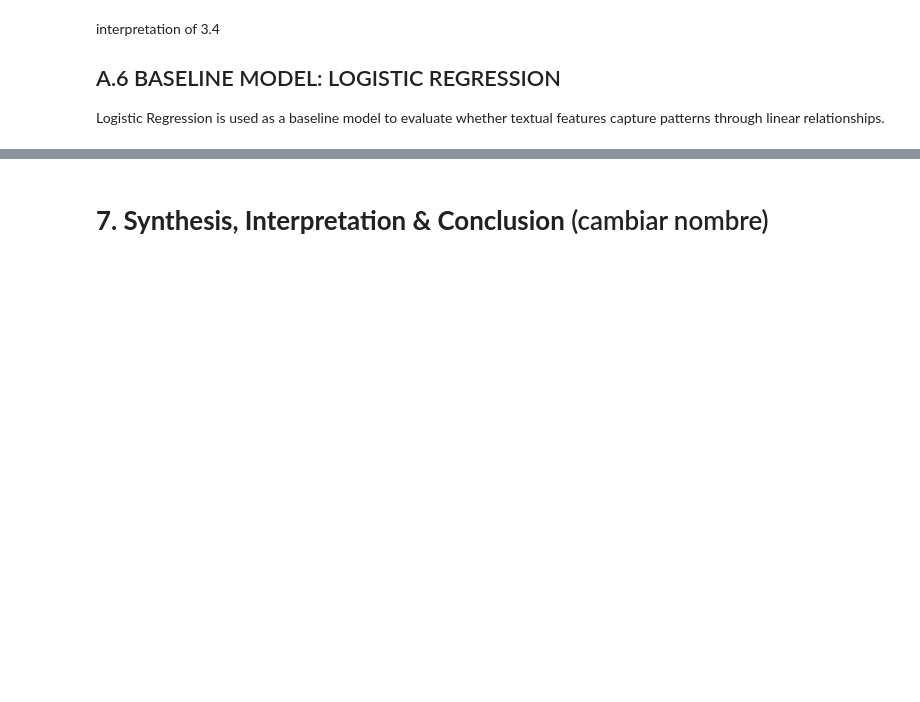
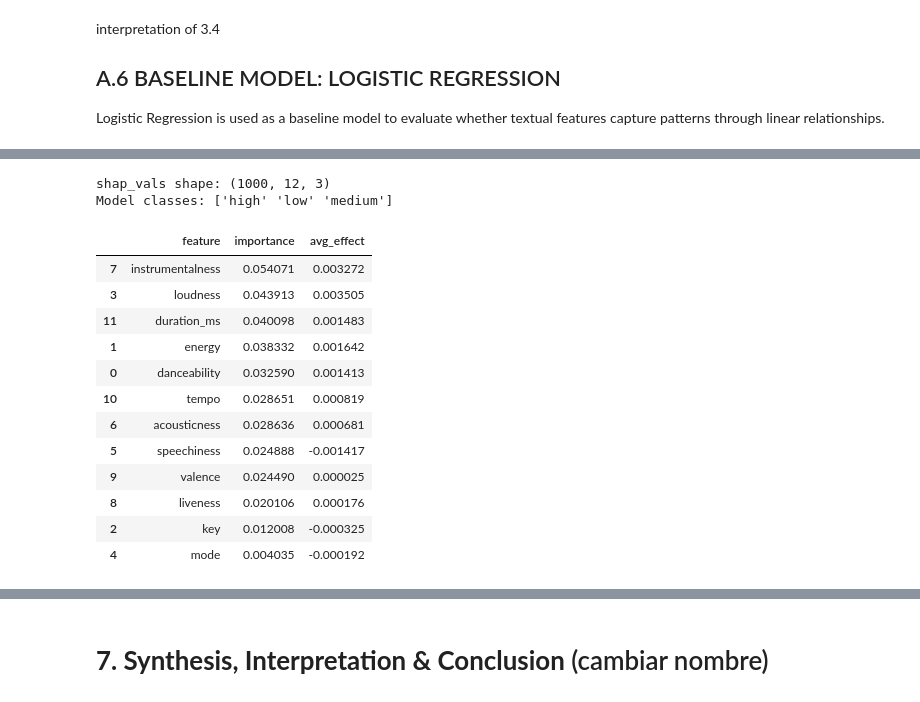
Before and after one commit to zoemekin/AI-ML, a Jupyter notebook: FINAL_VER.ipynb, the cells around one changed output, grey strips where cells are left out. Cells and saved outputs as stored; diff of their text form; code cells hidden in the pictures; blank space fills up the shorter version.

```diff
--- a/FINAL_VER.ipynb
+++ b/FINAL_VER.ipynb
@@ -630,0 +1148,45 @@ Compare different feature representations
+# %%
+import numpy as np
+import pandas as pd
+
+# SHAP values shape is: (samples, features, classes)
+print("shap_vals shape:", shap_vals.shape)
+print("Model classes:", best_audio_model.classes_)
+
+# Pick the class you want to explain: "high"
+class_idx = list(best_audio_model.classes_).index("high")
+
+# Select only that class -> shape becomes (samples, features)
+shap_high = shap_vals[:, :, class_idx]
+
+# Mean absolute importance per feature
+mean_abs_shap = np.abs(shap_high).mean(axis=0)
+
+# Mean signed effect per feature
+mean_shap = shap_high.mean(axis=0)
+
+# Build dataframe
+shap_df = pd.DataFrame({
+    "feature": audio_features,
+    "importance": mean_abs_shap,
+    "avg_effect": mean_shap
+})
+
+shap_df = shap_df.sort_values(by="importance", ascending=False)
+display(shap_df)
+# %% [output]
+shap_vals shape: (1000, 12, 3)
+Model classes: ['high' 'low' 'medium']
+|  | feature | importance | avg_effect |
+| 7 | instrumentalness | 0.054071 | 0.003272 |
+| 3 | loudness | 0.043913 | 0.003505 |
+| 11 | duration_ms | 0.040098 | 0.001483 |
+| 1 | energy | 0.038332 | 0.001642 |
+| 0 | danceability | 0.032590 | 0.001413 |
+| 10 | tempo | 0.028651 | 0.000819 |
+| 6 | acousticness | 0.028636 | 0.000681 |
+| 5 | speechiness | 0.024888 | -0.001417 |
+| 9 | valence | 0.024490 | 0.000025 |
+| 8 | liveness | 0.020106 | 0.000176 |
+| 2 | key | 0.012008 | -0.000325 |
+| 4 | mode | 0.004035 | -0.000192 |
```
Also changed, not shown: parts of 48 cells of this notebook.
